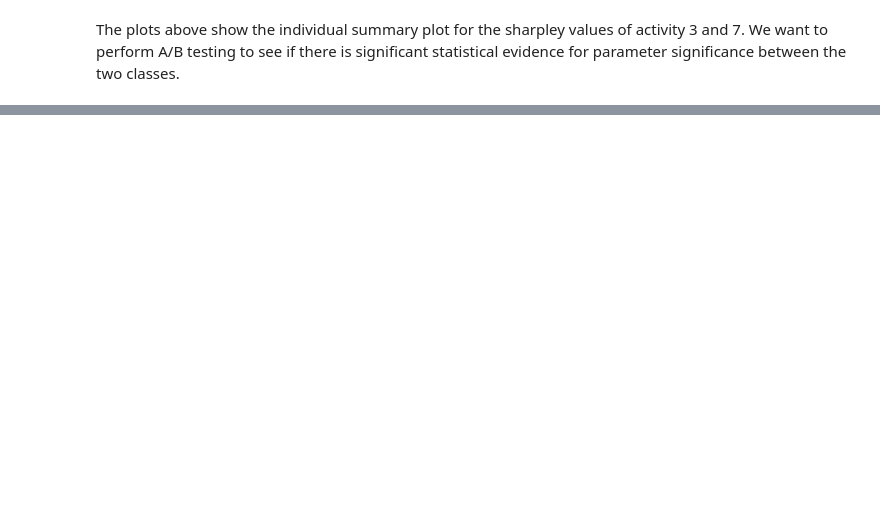
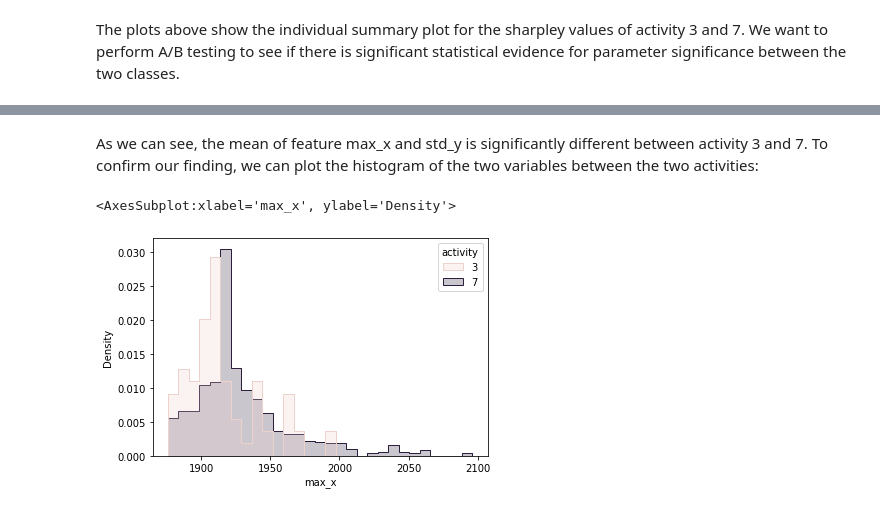
Before and after one commit to hvrlxy/HAR, a Jupyter notebook: notebooks/train_basic_stats.ipynb, the cells around one changed output, grey strips where cells are left out. Saved outputs shown, nothing was run; the diff lists cells and outputs as text; code cells hidden in the pictures; blank space fills up the shorter version.

```diff
--- a/notebooks/train_basic_stats.ipynb
+++ b/notebooks/train_basic_stats.ipynb
@@ -284,0 +280,16 @@ p-value: 0.04074121440578915
+# %% [markdown]
+As we can see, the mean of feature max_x and std_y is significantly different between activity 3 and 7. To confirm our finding, we can plot the histogram of the two variables between the two activities:
+# %%
+# prepare the data for plotting
+his_df = pd.DataFrame(columns=['activity', 'std_y', 'max_x'])
+his_df['activity'] = [3 for i in range(len(data[data['activity'] == 3]))] + [7 for i in range(len(data[data['activity'] == 7]))]
+his_df['std_y'] = list(data[data['activity'] == 3]['std_y']) + list(data[data['activity'] == 7]['std_y'])
+his_df['max_x'] = list(data[data['activity'] == 3]['max_x']) + list(data[data['activity'] == 7]['max_x'])
+
+sns.histplot(
+    his_df, x="max_x", hue="activity", element="step",
+    stat="density", common_norm=False,
+)
+# %% [output]
+<AxesSubplot:xlabel='max_x', ylabel='Density'>
+[figure, added]
```
Also changed, not shown: parts of 8 cells of this notebook.
